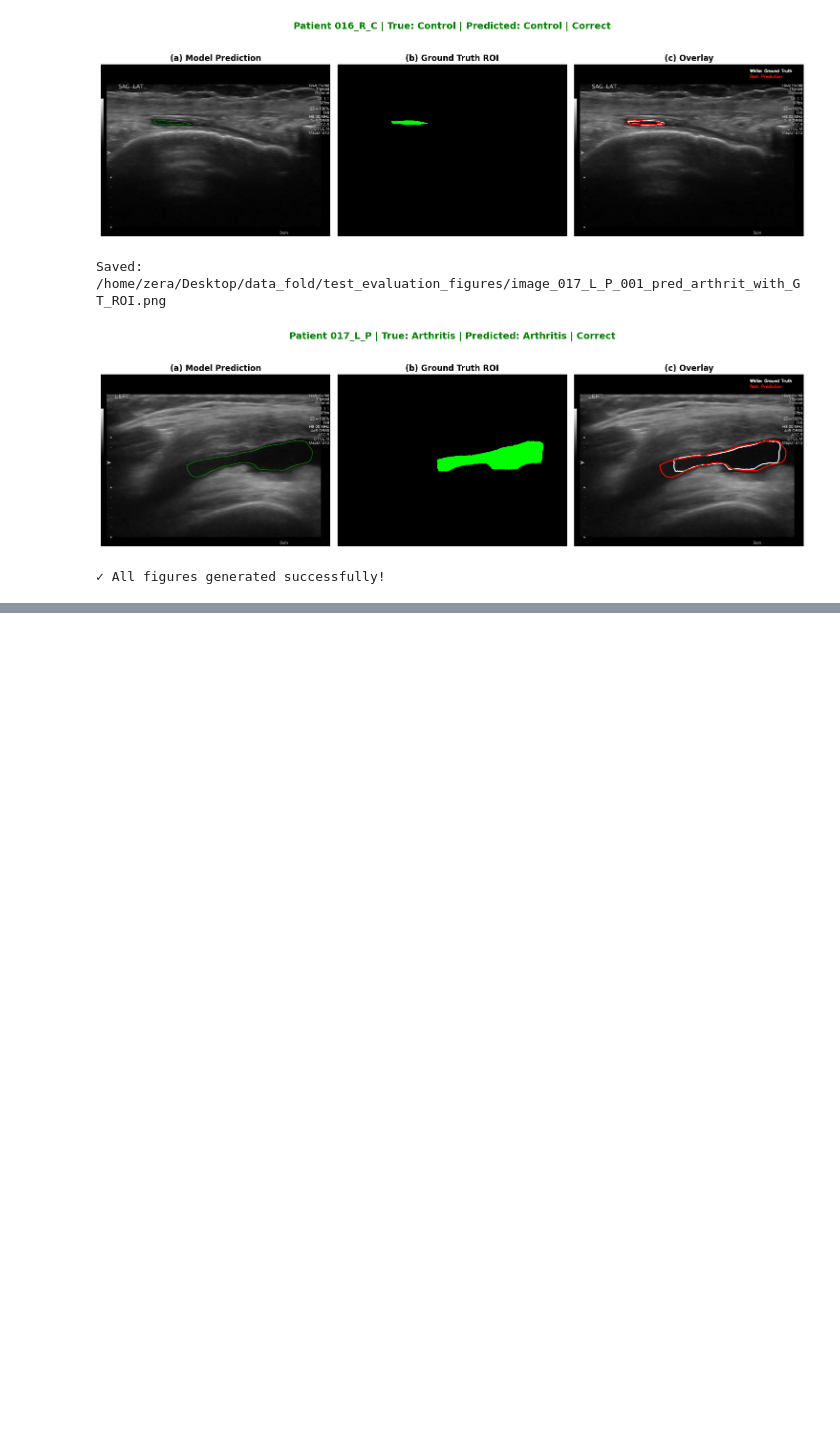
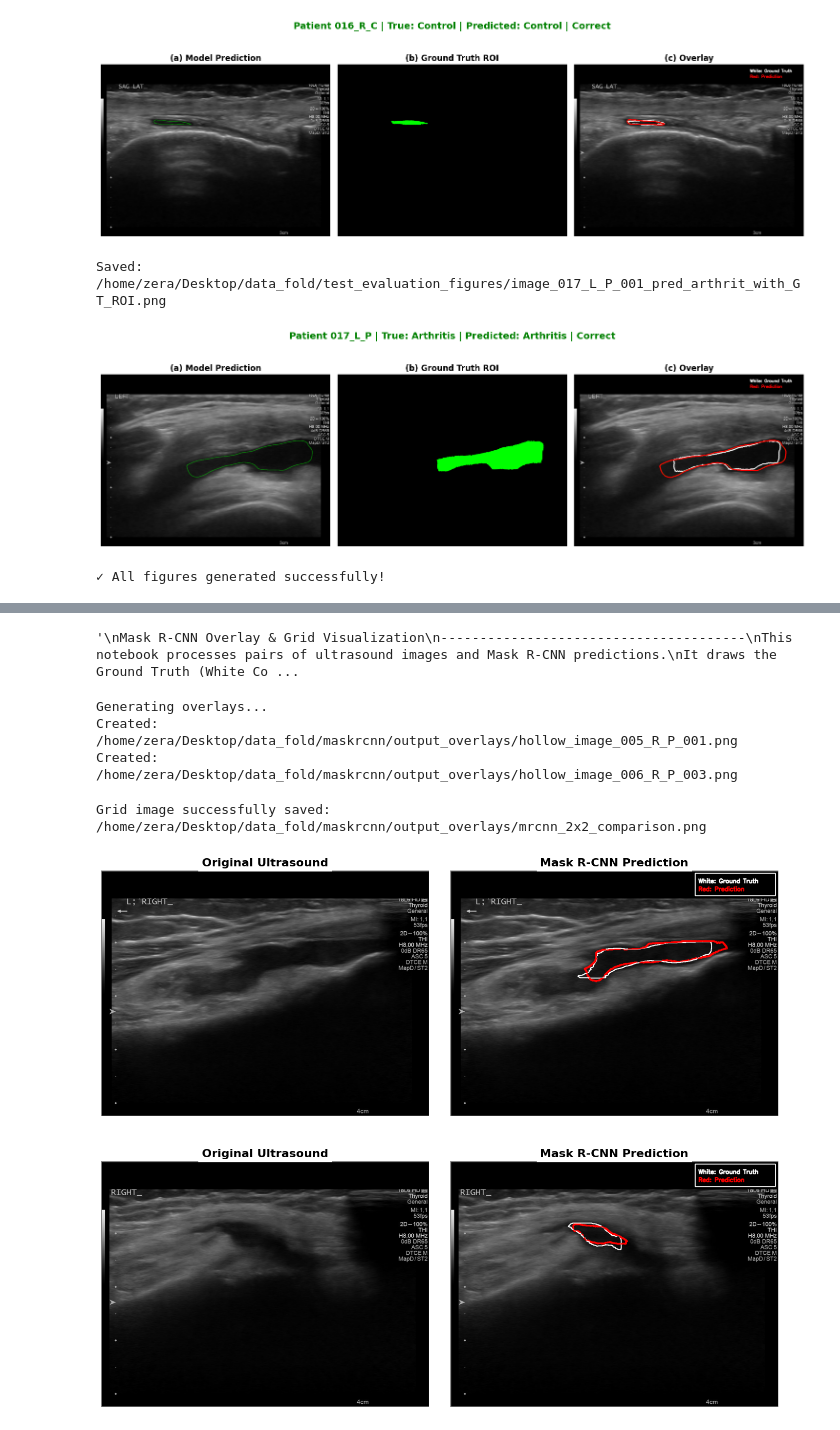
Before and after one commit to ZehraSimsek/Multi-Task-SegFormer, a Jupyter notebook: 3_Visualization_and_Analysis/Prediction_vs_GT_Overlay_Figure5.ipynb, the cells around one changed output, grey strips where cells are left out. Drawn from its saved outputs; the diff is of its cells as text; code cells hidden in the pictures; blank space fills up the shorter version.

```diff
--- a/3_Visualization_and_Analysis/Prediction_vs_GT_Overlay_Figure5.ipynb
+++ b/3_Visualization_and_Analysis/Prediction_vs_GT_Overlay_Figure5.ipynb
@@ -300,0 +302,79 @@ Saved: /home/zera/Desktop/data_fold/test_evaluation_figures/image_017_L_P_001_pr
+# %%
+# -*- coding: utf-8 -*-
+"""
+Mask R-CNN Overlay & Grid Visualization
+---------------------------------------
+This notebook processes pairs of ultrasound images and Mask R-CNN predictions.
+It draws the Ground Truth (White Contour) and Model Prediction (Red Contour)
+masks onto the original ultrasound image.
+Finally, it displays the original image and the generated overlay side-by-side
+in a 2x2 grid format and saves it.
+"""
+# %% [output]
+'\nMask R-CNN Overlay & Grid Visualization\n---------------------------------------\nThis notebook processes pairs of ultrasound images and Mask R-CNN predictions.\nIt draws the Ground Truth (White Co ...
+# %%
+overlay_paths = {}
+print("Generating overlays...")
+for img_name in IMAGES_TO_PROCESS:
+    res = create_hollow_overlay(img_name)
+    if res:
+        overlay_paths[img_name] = res
+        print(f"Created: {res}")
+# %% [output]
+Generating overlays...
+Created: /home/zera/Desktop/data_fold/maskrcnn/output_overlays/hollow_image_005_R_P_001.png
+Created: /home/zera/Desktop/data_fold/maskrcnn/output_overlays/hollow_image_006_R_P_003.png
+# %%
+grid_out_path = os.path.join(OUT_DIR, 'mrcnn_2x2_comparison.png')
+# Use a non-transparent figure to avoid black text on black background when pasting to slides
+fig, axes = plt.subplots(len(IMAGES_TO_PROCESS), 2, figsize=(14, 6 * len(IMAGES_TO_PROCESS)))
+fig.patch.set_facecolor('white') # Solid white background
+
+for i, img_name in enumerate(IMAGES_TO_PROCESS):
+    base_path = os.path.join(BASE_DIR, img_name)
+    overlay_path = overlay_paths.get(img_name)
+
+    # Read Base Image
+    if os.path.exists(base_path):
+        base_img = cv2.imread(base_path)
+        base_img = cv2.cvtColor(base_img, cv2.COLOR_BGR2RGB)
+    else:
+        base_img = np.zeros((100, 100, 3), dtype=np.uint8)
+
+    # Read Overlay Image
+    if overlay_path and os.path.exists(overlay_path):
+        overlay_img = cv2.imread(overlay_path)
+        overlay_img = cv2.cvtColor(overlay_img, cv2.COLOR_BGR2RGB)
+    else:
+        overlay_img = np.zeros((100, 100, 3), dtype=np.uint8)
+
+    # Column 1 (Left): Original Image
+    ax_base = axes[i, 0] if len(IMAGES_TO_PROCESS) > 1 else axes[0]
+    ax_base.imshow(base_img)
+    # Add white background to titles so they show up perfectly when copying
+    ax_base.set_title('Original Ultrasound', fontsize=16, fontweight='bold', color='black',
+                      bbox=dict(facecolor='white', alpha=1.0, pad=5, edgecolor='none'))
+    ax_base.axis('off')
+
+    rect_base = plt.Rectangle((0,0), 1, 1, fill=False, color='gray', lw=2, transform=ax_base.transAxes)
+    ax_base.add_patch(rect_base)
+
+    # Column 2 (Right): Hollow Mask Overlay
+    ax_ov = axes[i, 1] if len(IMAGES_TO_PROCESS) > 1 else axes[1]
+    ax_ov.imshow(overlay_img)
+    # Explanatory title matching user request
+    ax_ov.set_title('Mask R-CNN Prediction', fontsize=16, fontweight='bold', color='black',
+                    bbox=dict(facecolor='white', alpha=1.0, pad=5, edgecolor='none'))
+    ax_ov.axis('off')
+
+    rect_ov = plt.Rectangle((0,0), 1, 1, fill=False, color='gray', lw=2, transform=ax_ov.transAxes)
+    ax_ov.add_patch(rect_ov)
+
+plt.tight_layout(pad=3.0)
+# DO NOT use transparent=True here, so it pastes safely onto dark slides without vanishing text
+plt.savefig(grid_out_path, dpi=300, bbox_inches='tight', facecolor='white')
+print(f"Grid image successfully saved: {grid_out_path}")
+plt.show() # Display inline in Jupyter
+# %% [output]
+Grid image successfully saved: /home/zera/Desktop/data_fold/maskrcnn/output_overlays/mrcnn_2x2_comparison.png
+[figure, added]
```
Also changed, not shown: parts of 5 cells of this notebook, 16 other files.
